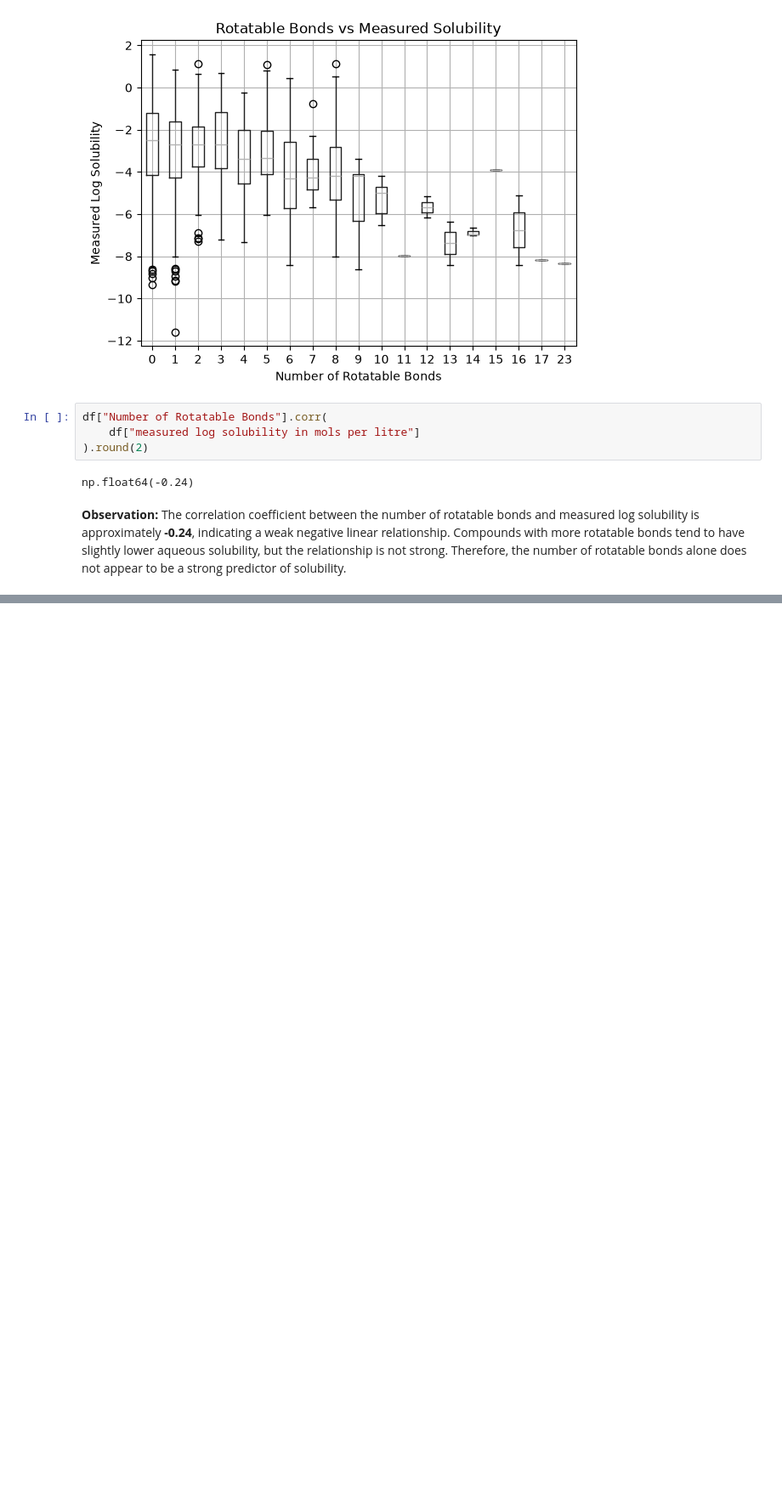
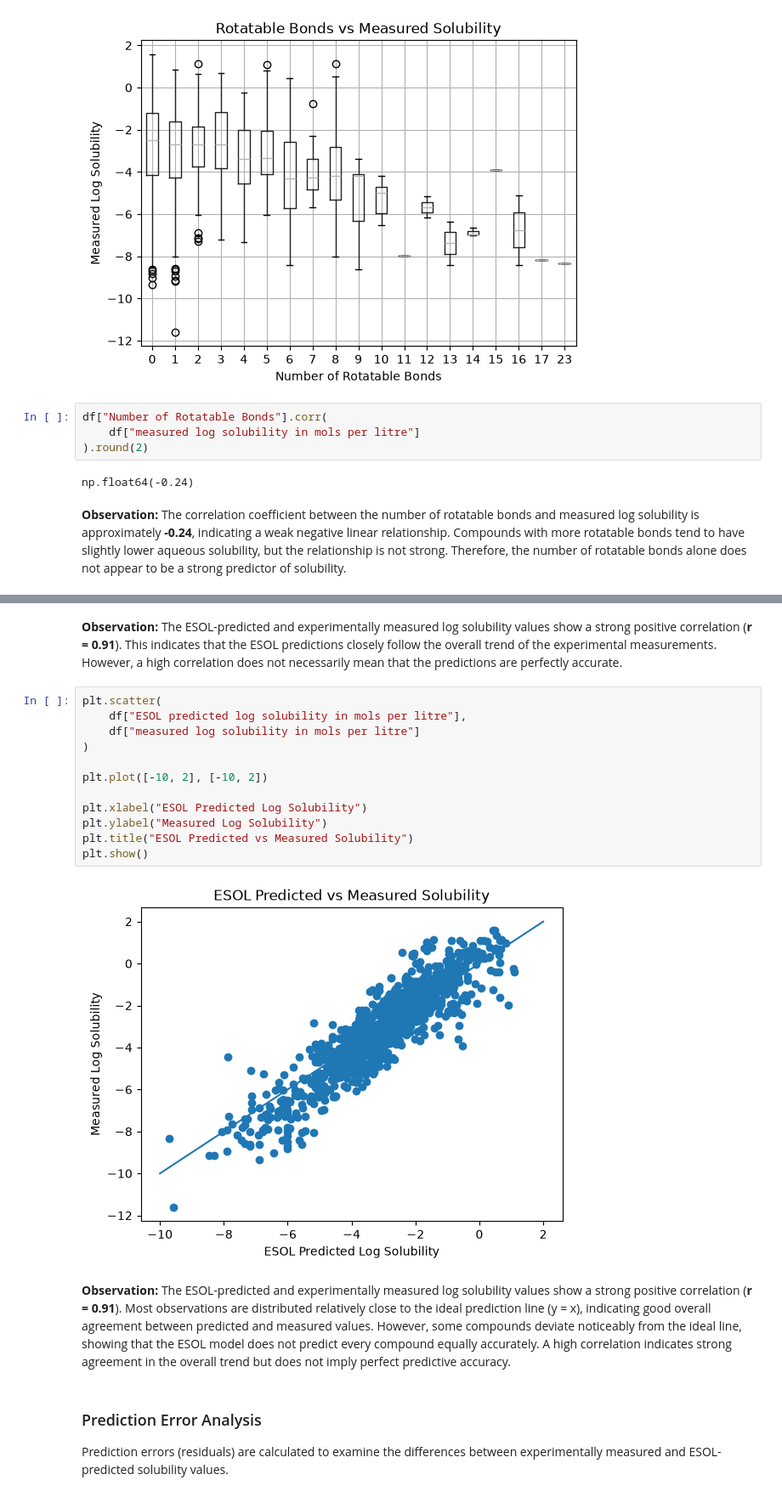
Before and after one commit to bernakayaoglu/Molecular-Solubility-Analysis, a Jupyter notebook: Molecular_Solubility_Analysis.ipynb, the cells around one changed output, grey strips where cells are left out. Shown at 85% size. Cells and saved outputs as stored; diff of their text form; blank space fills up the shorter version.

```diff
--- a/Molecular_Solubility_Analysis.ipynb
+++ b/Molecular_Solubility_Analysis.ipynb
@@ -409,0 +474,22 @@ np.float64(-0.24)
+# %% [markdown]
+**Observation:** The ESOL-predicted and experimentally measured log solubility values show a strong positive correlation (**r = 0.91**). This indicates that the ESOL predictions closely follow the overall trend of the experimental measurements. However, a high correlation does not necessarily mean that the predictions are perfectly accurate.
+# %%
+plt.scatter(
+    df["ESOL predicted log solubility in mols per litre"],
+    df["measured log solubility in mols per litre"]
+)
+
+plt.plot([-10, 2], [-10, 2])
+
+plt.xlabel("ESOL Predicted Log Solubility")
+plt.ylabel("Measured Log Solubility")
+plt.title("ESOL Predicted vs Measured Solubility")
+plt.show()
+# %% [output]
+[figure, added]
+# %% [markdown]
+**Observation:** The ESOL-predicted and experimentally measured log solubility values show a strong positive correlation (**r = 0.91**). Most observations are distributed relatively close to the ideal prediction line (y = x), indicating good overall agreement between predicted and measured values. However, some compounds deviate noticeably from the ideal line, showing that the ESOL model does not predict every compound equally accurately. A high correlation indicates strong agreement in the overall trend but does not imply perfect predictive accuracy.
+# %% [markdown]
+### Prediction Error Analysis
+
+Prediction errors (residuals) are calculated to examine the differences between experimentally measured and ESOL-predicted solubility values.
```
Also changed, not shown: parts of 27 cells of this notebook.
